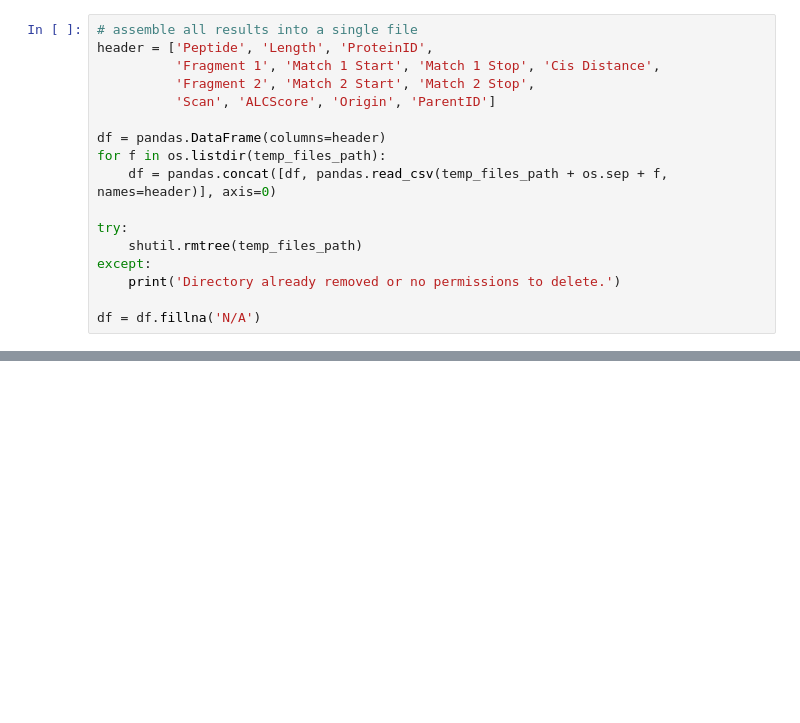
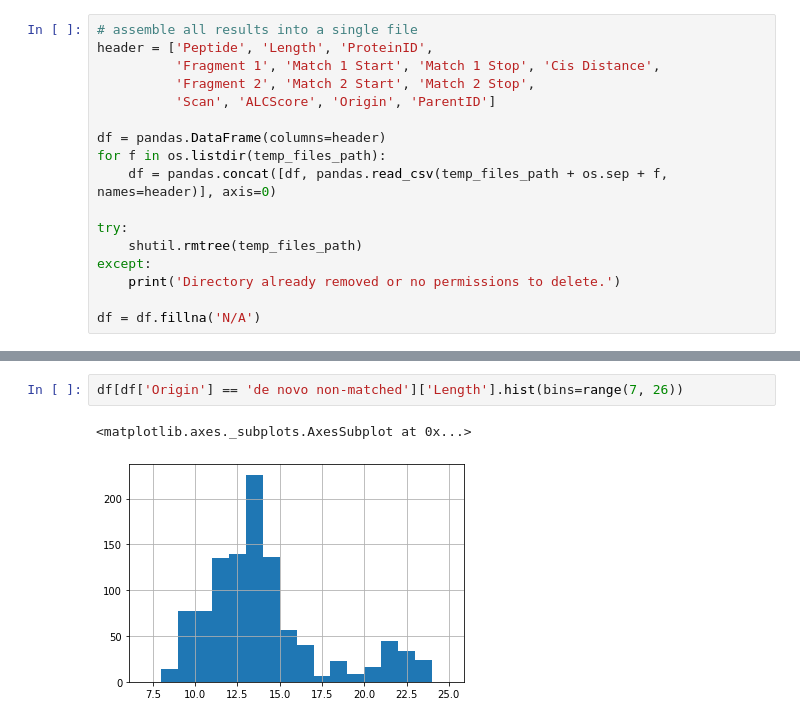
Before and after one commit to GLeonov/peptide-fusion-scan, a Jupyter notebook: peptide_fusion_scan.ipynb, the cells around one changed output, grey strips where cells are left out. Drawn from its saved outputs; the diff is of its cells as text; blank space fills up the shorter version.

```diff
--- a/peptide_fusion_scan.ipynb
+++ b/peptide_fusion_scan.ipynb
@@ -412,0 +415,5 @@ df
+# %%
+df[df['Origin'] == 'de novo non-matched']['Length'].hist(bins=range(7, 26))
+# %% [output]
+<matplotlib.axes._subplots.AxesSubplot at 0x...>
+[figure, added]
```
Also changed, not shown: parts of 2 cells of this notebook, 12 other files.
